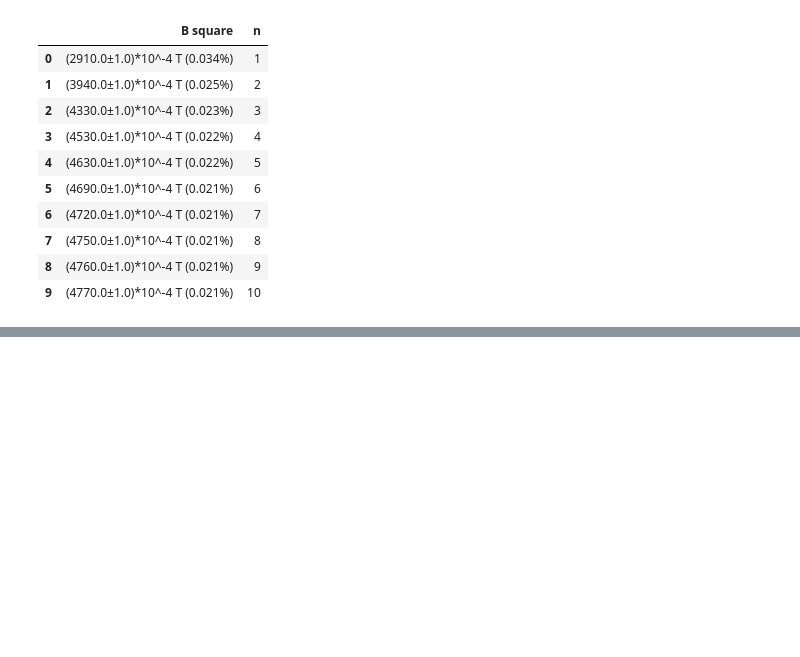
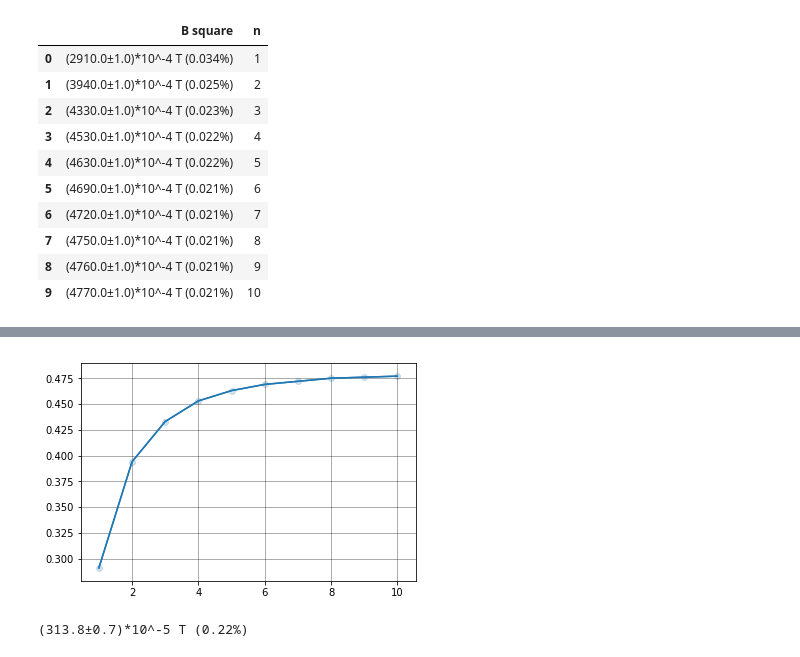
Before and after one commit to Wiki-fan/miptlabs, a Jupyter notebook: lab1.2.ipynb, the cells around one changed output, grey strips where cells are left out. Drawn from its saved outputs; the diff is of its cells as text; code cells hidden in the pictures; blank space fills up the shorter version.

```diff
--- a/lab1.2.ipynb
+++ b/lab1.2.ipynb
@@ -115,0 +139,14 @@ df2
+# %%
+ml.plt_pq(df2['n'], df2['B square'])
+# %% [output]
+[figure, added]
+# %%
+# Часть 3
+r_max = ml.PQ(33.6*u.mm, sigma=0.05*u.mm)
+m_s = ml.get_column(data, 'mass', lambda row: ml.PQ(row['mass']*u.g, sigma=0.001*u.g))
+m = ml.get_mean(m_s)
+g = 9.81*u.m/u.s**2
+p_m = np.sqrt(3*m*g/(8*sp.pi*r_max**2)).repr_as(u.tesla)
+p_m
+# %% [output]
+(313.8±0.7)*10^-5 T (0.22%)
```
Also changed, not shown: parts of 7 cells of this notebook, 1 other file.
